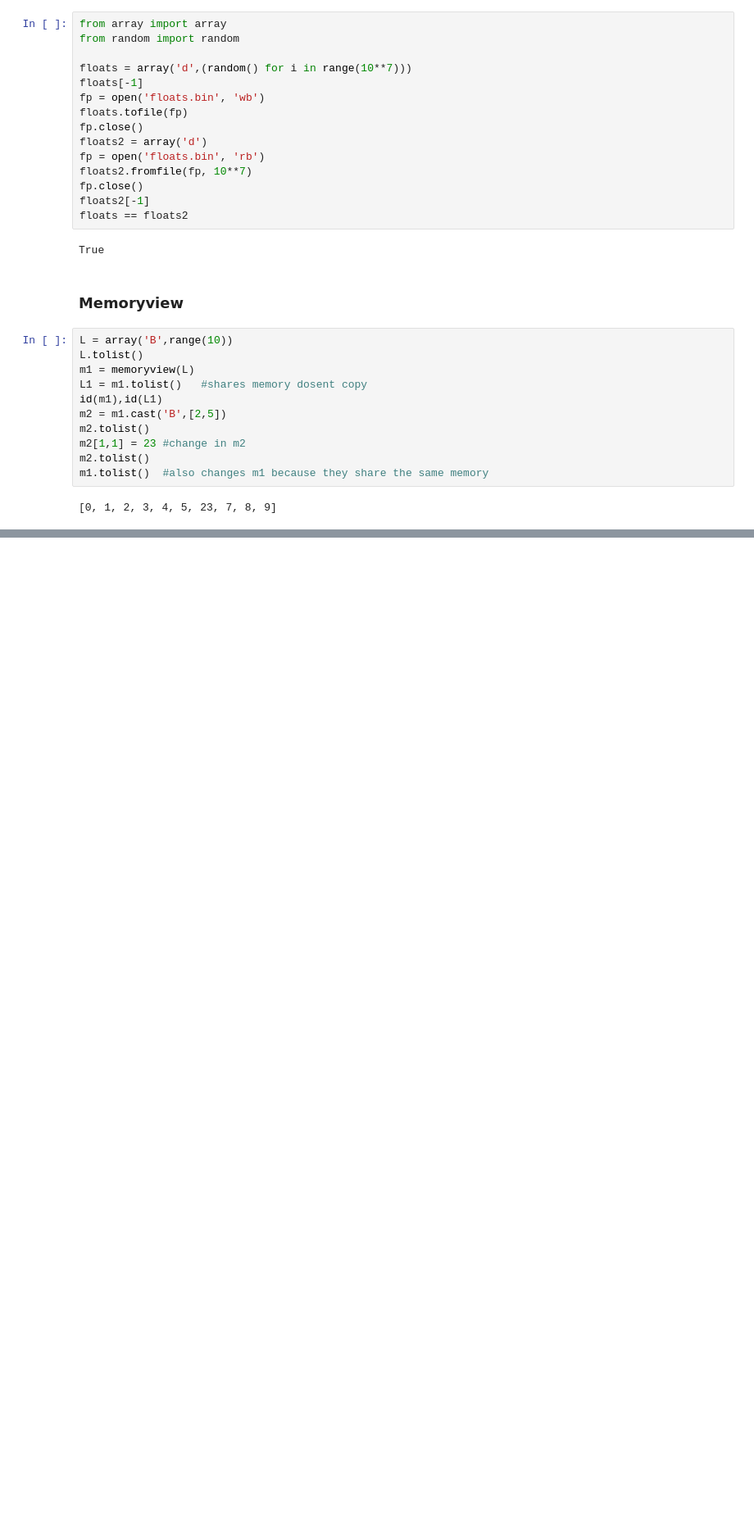
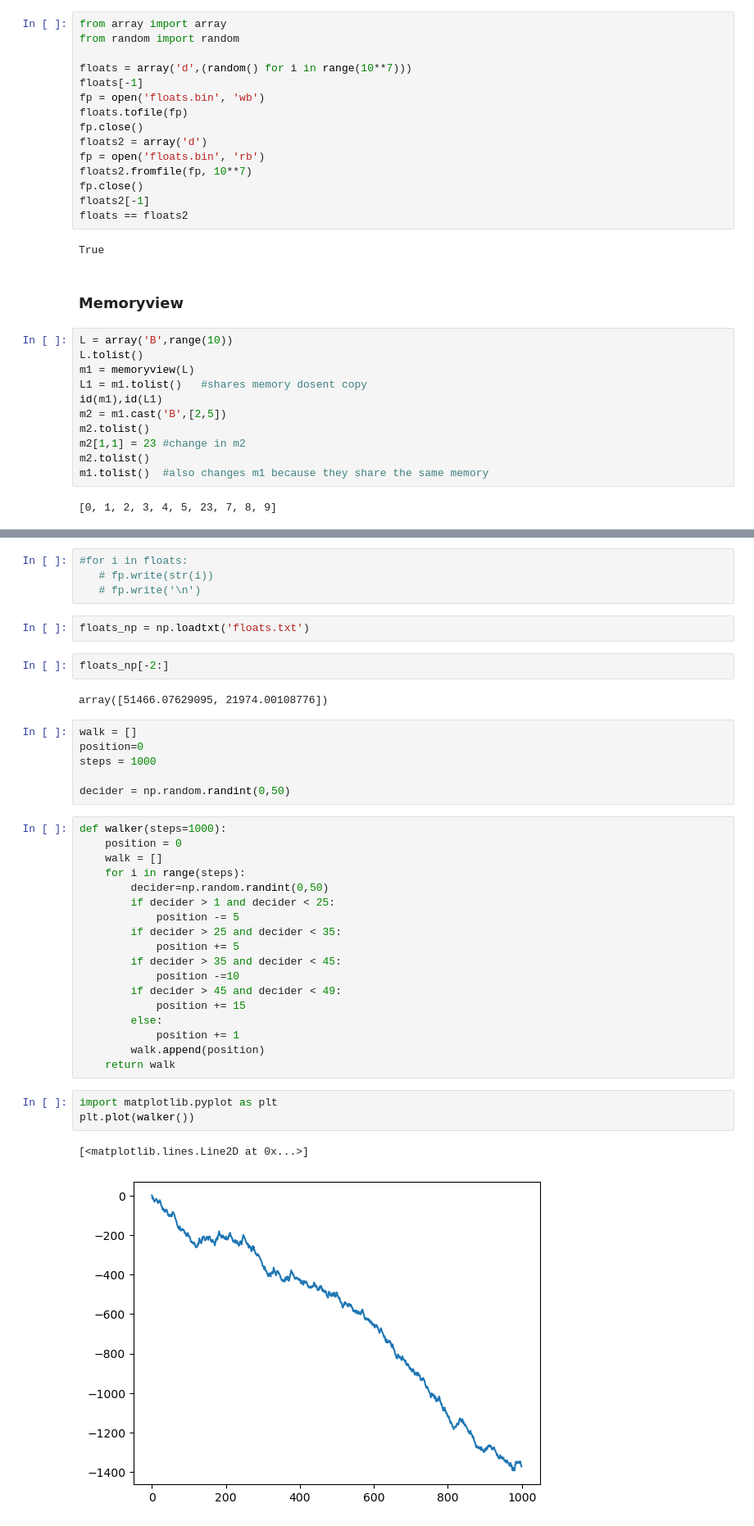
Before and after one commit to ARKA1112/Fluent_Python, a Jupyter notebook: chap2_arrayofseq.ipynb, the cells around one changed output, grey strips where cells are left out. Shown at 82% size. Saved outputs shown, nothing was run; the diff lists cells and outputs as text; blank space fills up the shorter version.

```diff
--- a/chap2_arrayofseq.ipynb
+++ b/chap2_arrayofseq.ipynb
@@ -445,0 +488,40 @@ m1.tolist()  #also changes m1 because they share the same memory
+# %%
+#for i in floats:
+   # fp.write(str(i))
+   # fp.write('\n')
+# %%
+floats_np = np.loadtxt('floats.txt')
+# %%
+floats_np[-2:]
+# %% [output]
+array([51466.07629095, 21974.00108776])
+# %%
+walk = []
+position=0
+steps = 1000
+
+decider = np.random.randint(0,50)
+# %%
+def walker(steps=1000):
+    position = 0
+    walk = []
+    for i in range(steps):
+        decider=np.random.randint(0,50)
+        if decider > 1 and decider < 25:
+            position -= 5
+        if decider > 25 and decider < 35:
+            position += 5
+        if decider > 35 and decider < 45:
+            position -=10
+        if decider > 45 and decider < 49:
+            position += 15
+        else:
+            position += 1
+        walk.append(position)
+    return walk
+# %%
+import matplotlib.pyplot as plt
+plt.plot(walker())
+# %% [output]
+[<matplotlib.lines.Line2D at 0x...>]
+[figure, added]
```
Also changed, not shown: parts of 9 cells of this notebook, 1 other file.
